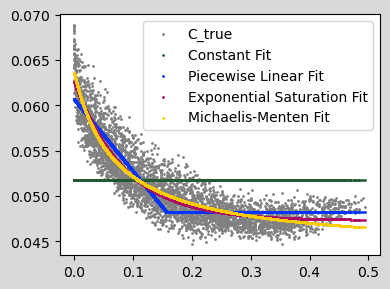
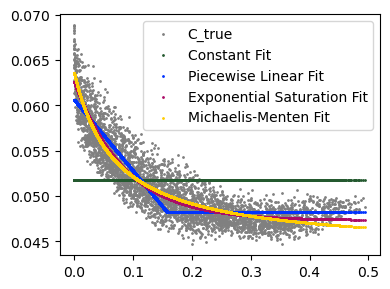
Unified diff of the notebook cell whose output changed from the first chart to the second:
--- before
+++ after
@@ -3,7 +3,7 @@
 
 for fit in ConstantFit, PiecewiseLinearFit, ExponentialSaturationFit, MichaelisMentenFit:
-    f = fit(C_true=C_true, d=d)
+    f = fit(S_true=C_true, d=d)
     f.fit()
-    plt.scatter(d, f.C_model, label=f.name, s=1, color=pal[f.name])
+    plt.scatter(d, f.S_model, label=f.name, s=1, color=pal[f.name])
     print(f.name, f.log_likelihood, f.AIC, f.observed_effect_strength, f.observed_half_life)
     #if f.name == "Exponential Saturation Fit":

Commit: Rename bosporus → bosperrus throughout src and notebooks